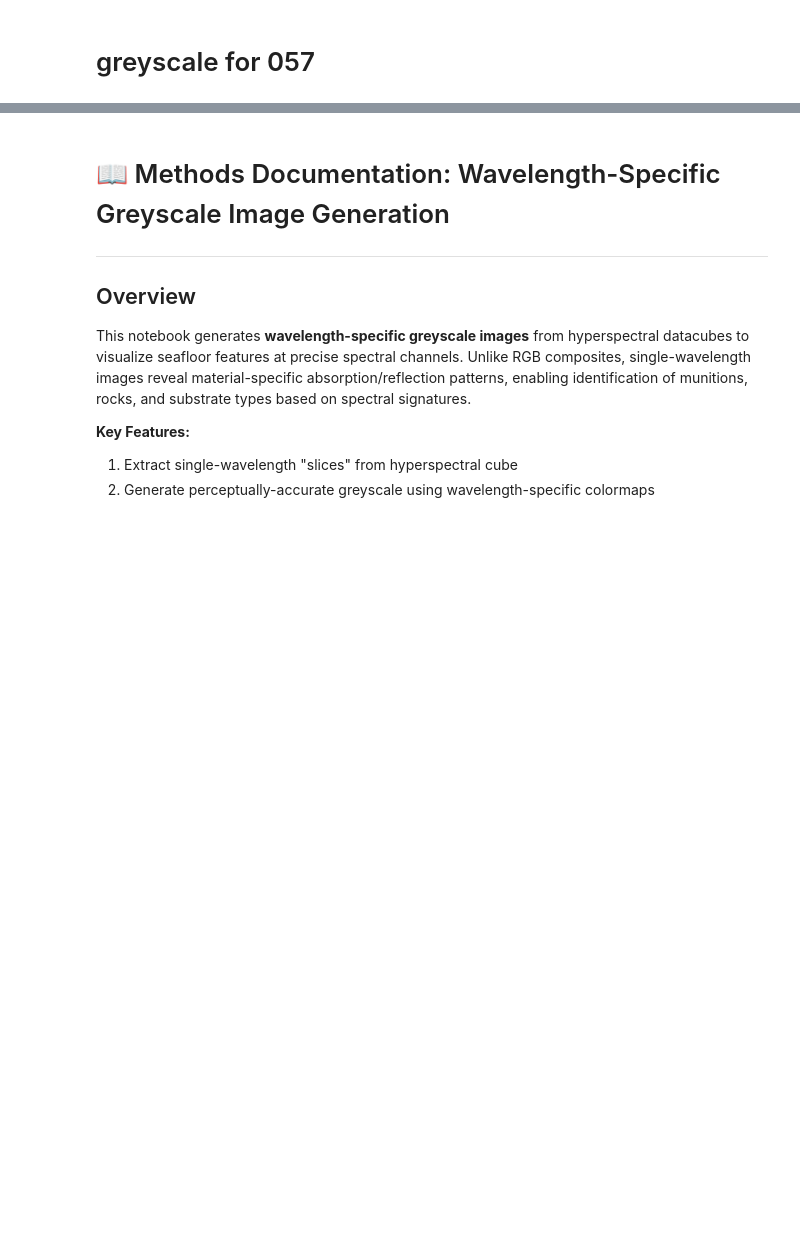
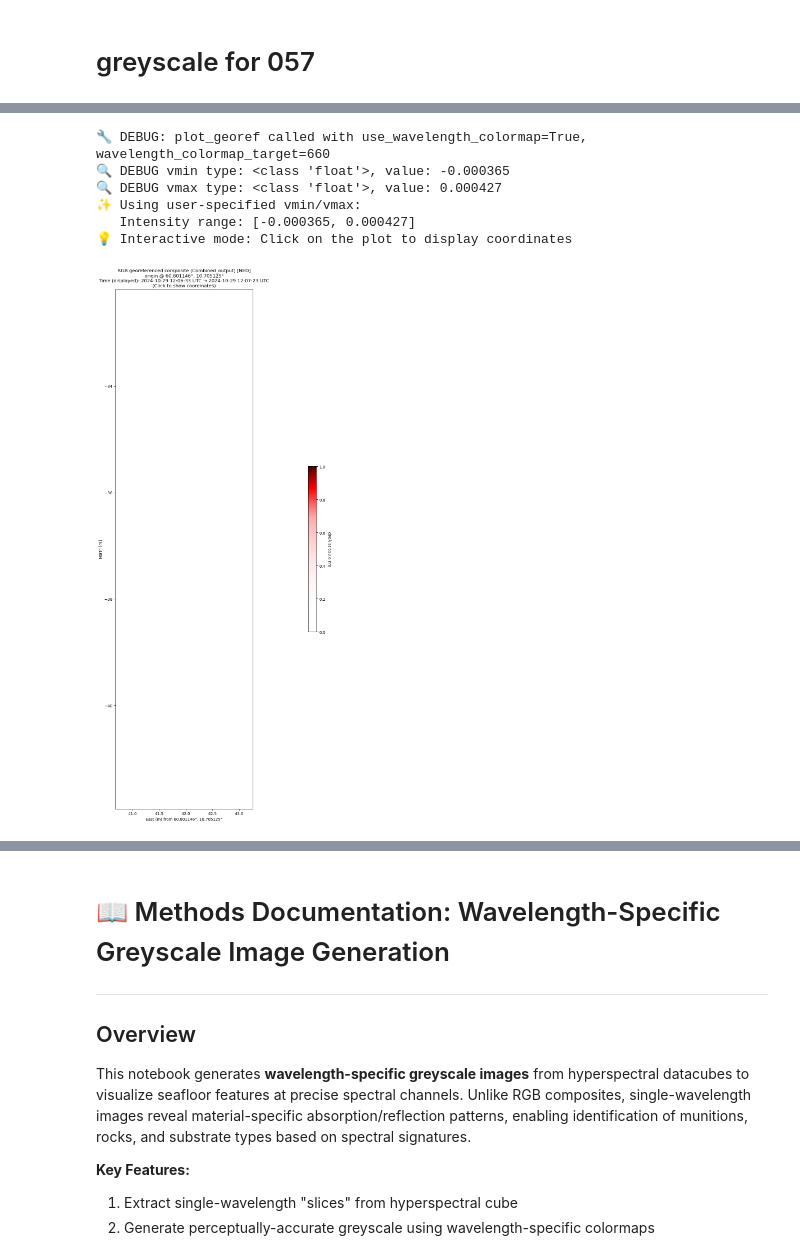
Before and after one commit to erikliiu/gref4hsi, a Jupyter notebook: mjosa_code/notebooks/8_get_greyscale.ipynb, the cells around one changed output, grey strips where cells are left out. Cells and saved outputs as stored; diff of their text form; code cells hidden in the pictures; blank space fills up the shorter version.

```diff
--- a/mjosa_code/notebooks/8_get_greyscale.ipynb
+++ b/mjosa_code/notebooks/8_get_greyscale.ipynb
@@ -417,0 +685,24 @@ cube.plot_georef(
+# %%
+# Plot 2: 660 nm derivative (Order 1)
+cube.plot_georef(
+    use_corrected=True,
+    track_start=config.UHI_TRACK_RANGE[0],
+    track_end=config.UHI_TRACK_RANGE[1],
+    use_wavelength_colormap=True,
+    wavelength_colormap_target=660,
+    derivative_order=1,
+    vmin=-0.000365,
+    vmax=0.000427,
+    colorbar_fraction=0.006,
+    colorbar_pad=0.04,
+    colorbar_shrink=0.5,
+    figsize=(50, 20),
+)
+# %% [output]
+🔧 DEBUG: plot_georef called with use_wavelength_colormap=True, wavelength_colormap_target=660
+🔍 DEBUG vmin type: <class 'float'>, value: -0.000365
+🔍 DEBUG vmax type: <class 'float'>, value: 0.000427
+✨ Using user-specified vmin/vmax:
+   Intensity range: [-0.000365, 0.000427]
+💡 Interactive mode: Click on the plot to display coordinates
+[figure, added]
```
Also changed, not shown: parts of 12 cells of this notebook, 2 other files.
